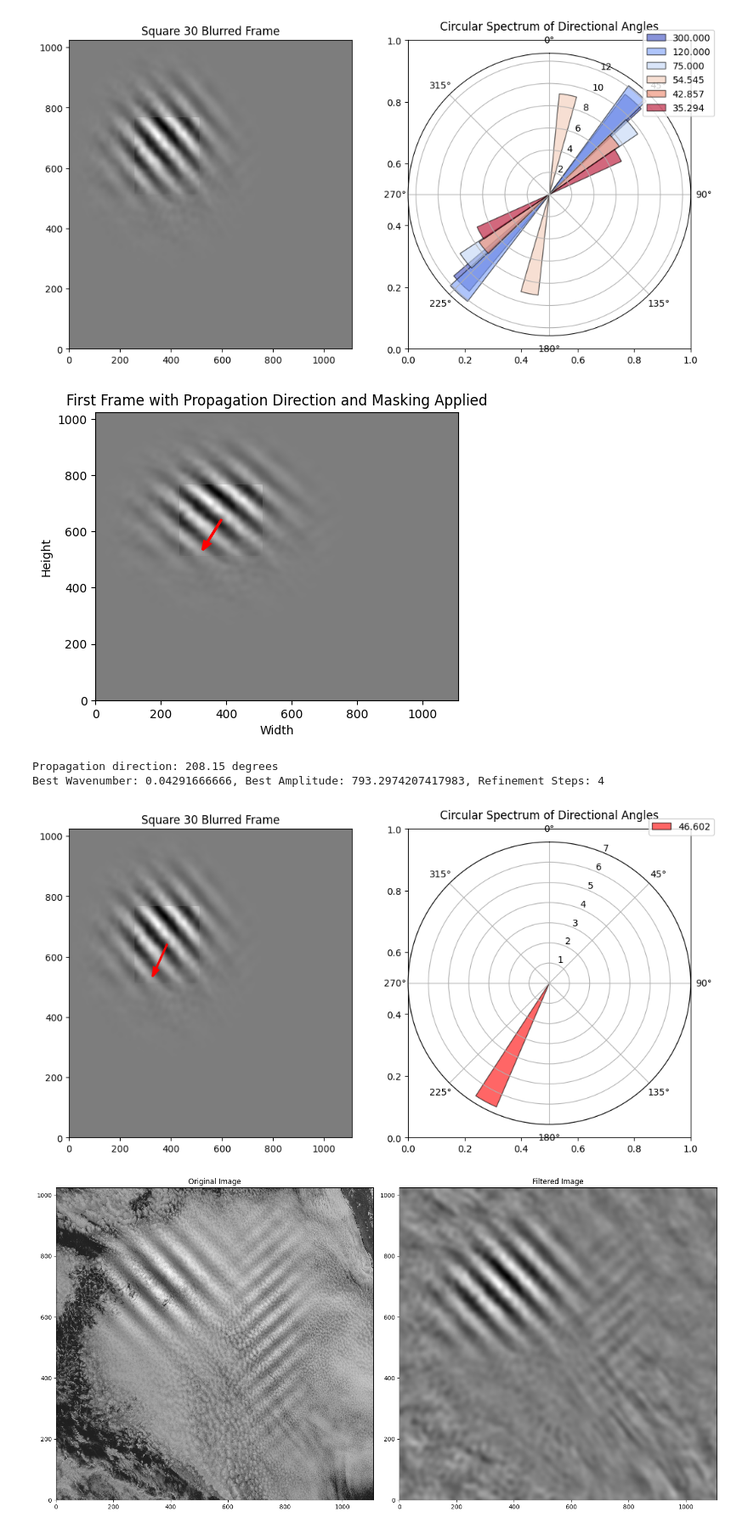
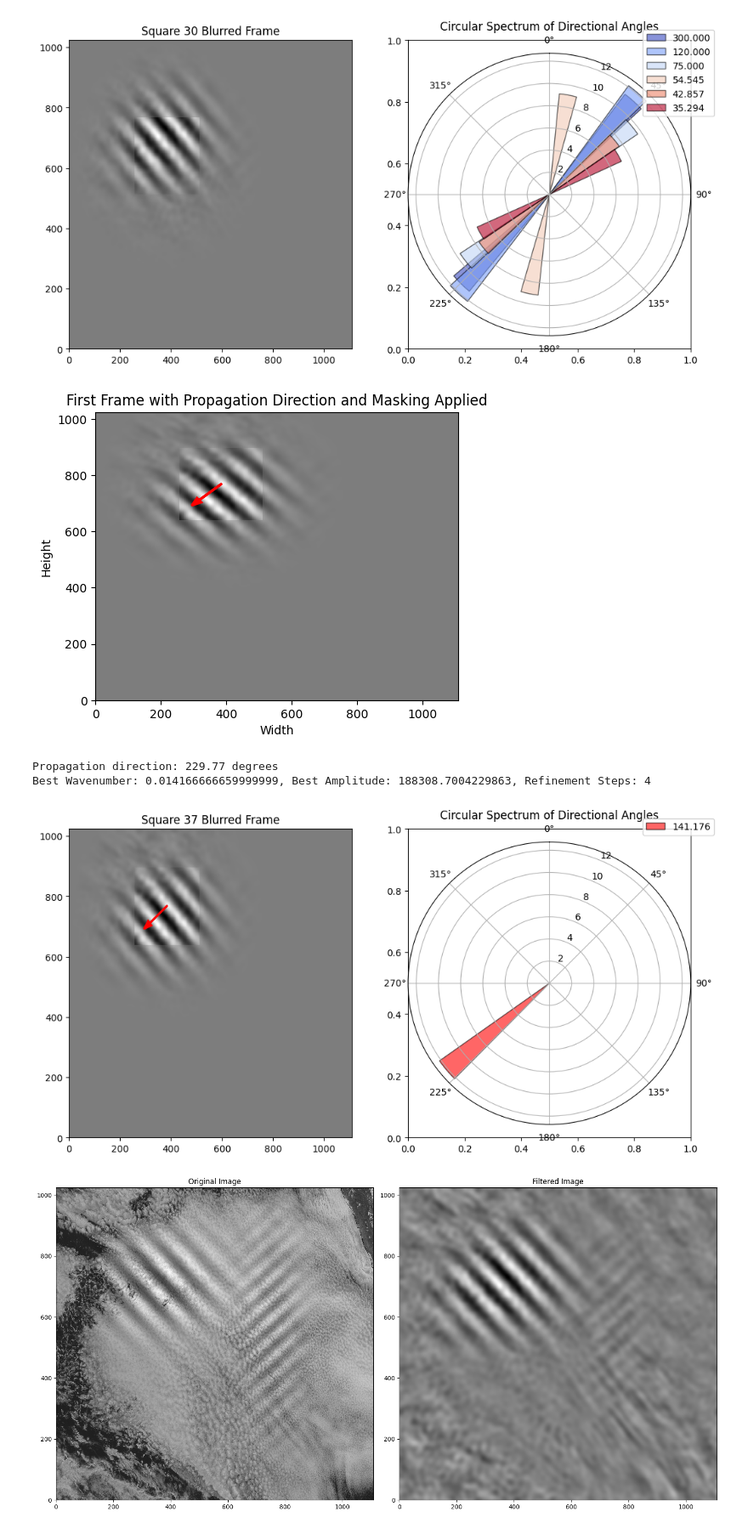
Before and after one commit to shenronUber/Stratocu-Waves-Jr, a Jupyter notebook: Synwave_warpmod_noadvection.ipynb, the cells around one changed output. Shown at 85% size. Cells and saved outputs as stored; diff of their text form; code cells hidden in the pictures.

```diff
--- a/Synwave_warpmod_noadvection.ipynb
+++ b/Synwave_warpmod_noadvection.ipynb
@@ -213,7 +213,7 @@ visualize_results_SFilt(frames,0, all_directions, all_amplitudes, wavenumber_val
 frames = grid
 frame_index = 0  # Index of the frame to analyze
 
-square_number = 30  # Specify the square number to analyze
+square_number = 37  # Specify the square number to analyze
 
 kl_inf = 0.00666666666 # 300 Km
 kl_sup = 0.06666666666 # 30 Km
@@ -224,7 +224,9 @@ strength_ = 0.5
 overlap_ = 0.5
 
 # Compute the propagation direction for a specific square
-propagation_direction, avg_shift, mask, square_coords = infer_propagation_direction(frames, square_number=square_number, square_size=256, strength=strength_, overlap=overlap_, kl_cutoff_inf=kl_inf, kl_cutoff_sup=kl_sup, c_cutoff_inf=cf_inf, c_cutoff_sup=c_sup)
+propagation_direction, avg_shift, mask, square_coords = infer_propagation_direction(frames, square_number=square_number,
+    square_size=256, strength=strength_, overlap=overlap_, kl_cutoff_inf=kl_inf, kl_cutoff_sup=kl_sup, c_cutoff_inf=cf_inf,
+    c_cutoff_sup=c_sup, Filter=True)
 
 # propagation_direction = 225
 
@@ -243,37 +245,37 @@ plt.title('First Frame with Propagation Direction and Masking Applied')
 # Calculate the arrow starting point and length
 i, j, square_size = square_coords
 start_x = j + square_size // 2
 start_y = i + square_size // 2
 propagation_angle_rad = np.deg2rad(propagation_direction)
 arrow_length = 50  # Length of the arrow for visualization
 end_x = start_x + avg_shift[1] * 0.2  # Scale factor for visualization
 end_y = start_y + avg_shift[0] * 0.2  # Scale factor for visualization
 
 
 # Plot the arrow
 plt.arrow(start_x, start_y, end_x - start_x, end_y - start_y, color='red', head_width=20, head_length=30, linewidth=2)
 plt.xlabel('Width')
 plt.ylabel('Height')
 plt.xlim(0, frame_width)
 plt.ylim(0, frame_height)
 plt.show()
 
 # Print the propagation direction in degrees
 # propagation_direction=propagation_direction % 360
 print(f'Propagation direction: {propagation_direction:.2f} degrees')
 
 best_wavenumber, best_amplitude, refinement_steps = find_best_wavenumber_match(frames, frame_index, propagation_direction, square_size=256, strength=strength_, overlap=overlap_, kl_cutoff_inf=kl_inf, kl_cutoff_sup=kl_sup, wavenumber_step=0.01, c_cutoff_inf=cf_inf, c_cutoff_sup=c_sup, Filter=True)
 print(f"Best Wavenumber: {best_wavenumber}, Best Amplitude: {best_amplitude}, Refinement Steps: {refinement_steps}")
 
 visualize_results_SFilt_Best_Wavenumber(frames, frame_index, propagation_direction, best_wavenumber, best_amplitude, avg_shift,
                       square_number, square_size=256, strength=strength_, overlap=overlap_,
                        kl_cutoff_inf=0.00666666666, kl_cutoff_sup=0.06666666666, c_cutoff_inf=12,
                        c_cutoff_sup=17, Filter=True,Amp=False, log=True, Km=True)
 # %% [output]
-[figure, old version]
+[figure, new version]
-Propagation direction: 208.15 degrees
-Best Wavenumber: 0.04291666666, Best Amplitude: 793.2974207417983, Refinement Steps: 4
+Propagation direction: 229.77 degrees
+Best Wavenumber: 0.014166666659999999, Best Amplitude: 188308.7004229863, Refinement Steps: 4
-[figure, old version]
+[figure, new version]
 # %%
 kl_inf = 0.00666666666 # 300 Km
 kl_sup = 0.06666666666 # 30 Km
```
Also changed, not shown: 2 other files.
